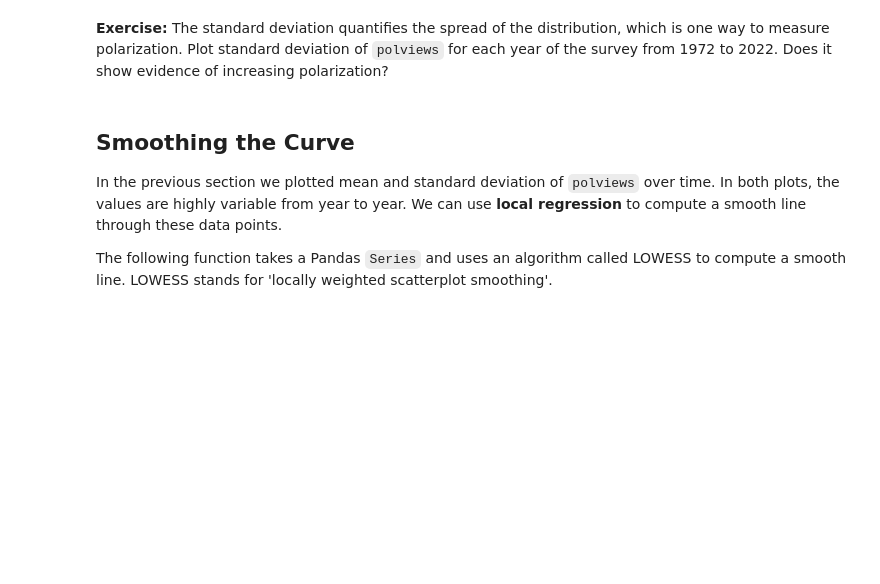
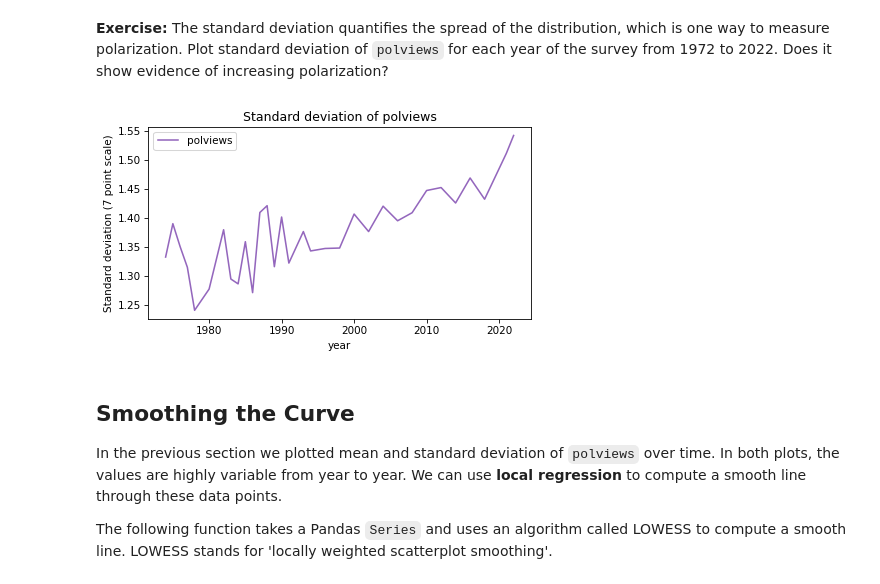
Before and after one commit to AllenDowney/PoliticalAlignmentCaseStudy, a Jupyter notebook: 02_polviews_soln.ipynb, the cells around one changed output. Cells and saved outputs as stored; diff of their text form; code cells hidden in the pictures; blank space fills up the shorter version.

```diff
--- a/02_polviews_soln.ipynb
+++ b/02_polviews_soln.ipynb
@@ -242,0 +316,10 @@ Does it show evidence of increasing polarization?
+# %%
+# Solution
+
+std_series = gss_by_year["polviews"].std()
+std_series.plot(color="C4", label="polviews")
+decorate(
+    ylabel="Standard deviation (7 point scale)", title="Standard deviation of polviews"
+)
+# %% [output]
+[figure, added]
```
Also changed, not shown: parts of 32 cells of this notebook, 1 other file.
